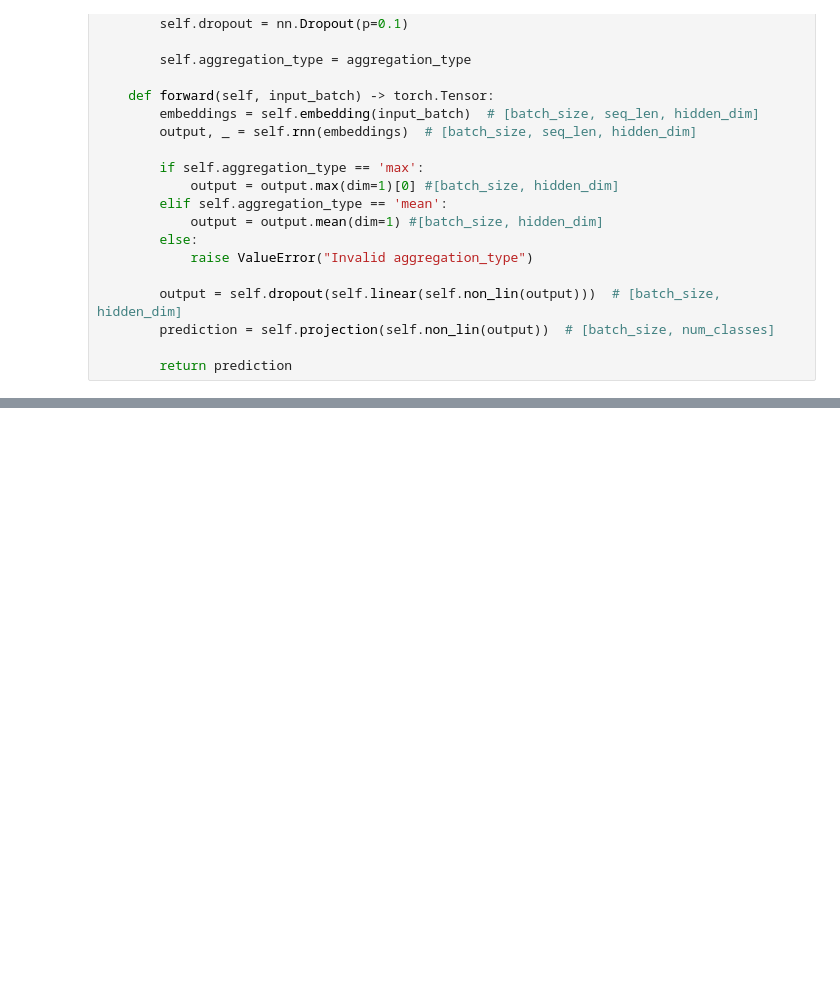
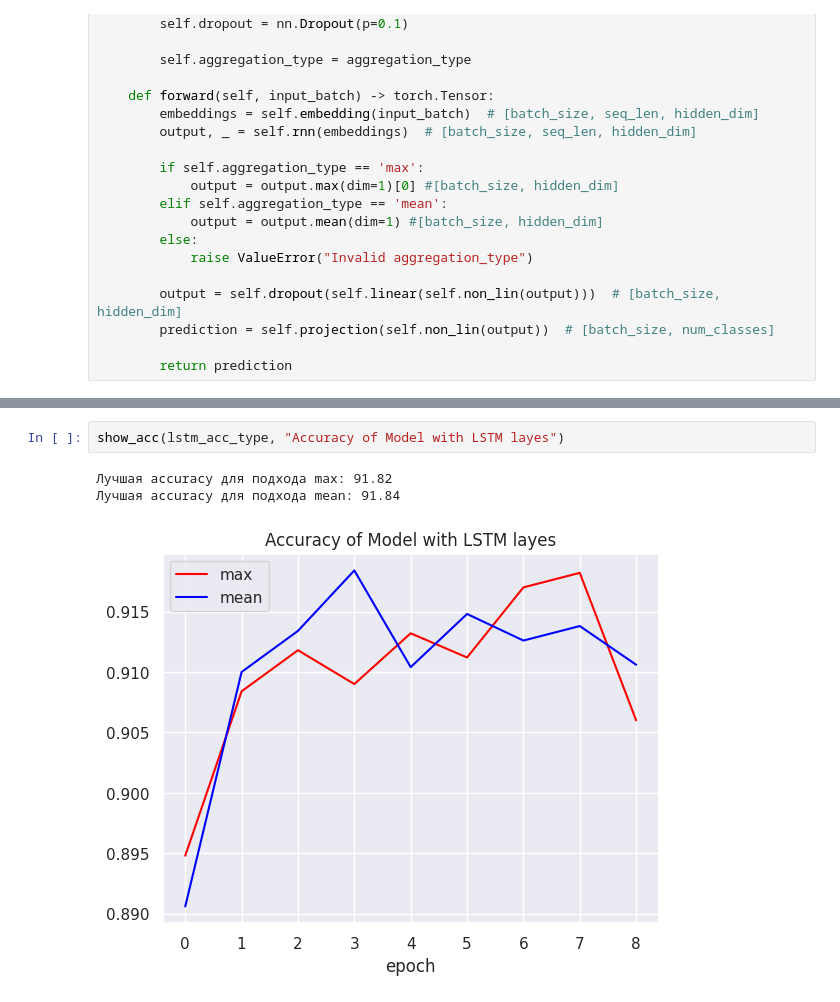
Before and after one commit to 2813/dls-homework, a Jupyter notebook: hw_text_classification.ipynb, the cells around one changed output, grey strips where cells are left out. Cells and saved outputs as stored; diff of their text form; blank space fills up the shorter version.

```diff
--- a/hw_text_classification.ipynb
+++ b/hw_text_classification.ipynb
@@ -430,0 +485,6 @@ show_acc(acc_type, "Accuracy of Model with 2 RNN layes")
+# %%
+show_acc(lstm_acc_type, "Accuracy of Model with LSTM layes")
+# %% [output]
+Лучшая accuracy для подхода max: 91.82
+Лучшая accuracy для подхода mean: 91.84
+[figure, added]
```
Also changed, not shown: parts of 8 cells of this notebook.
